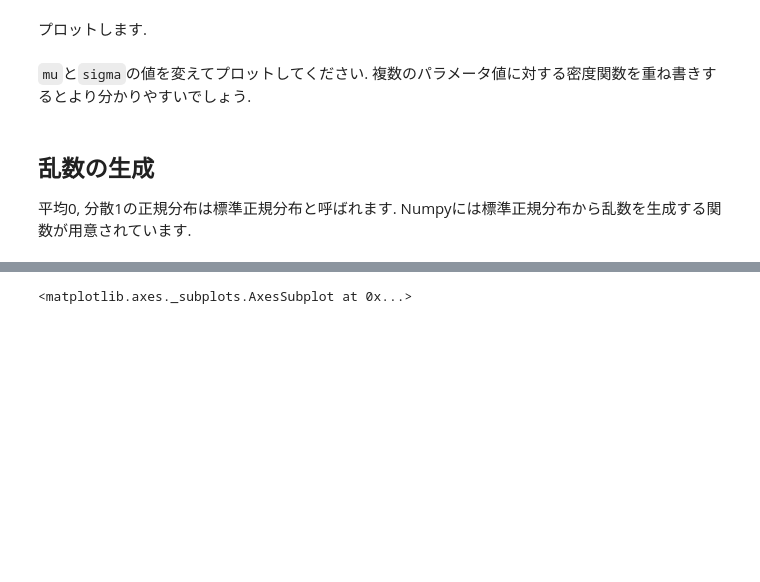
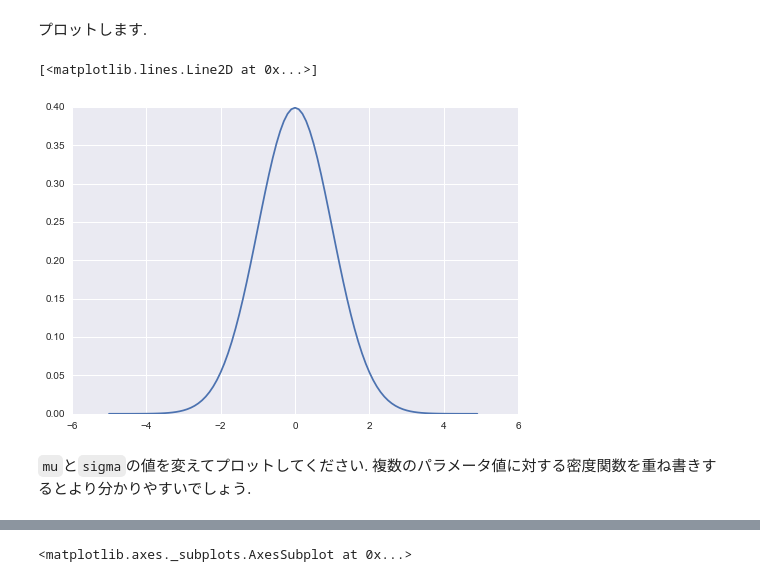
Before and after one commit to taku-y/soleil, a Jupyter notebook: notebook/20160821/excercise3.ipynb, the cells around one changed output, grey strips where cells are left out. Cells and saved outputs as stored; diff of their text form; code cells hidden in the pictures; blank space fills up the shorter version.

```diff
--- a/notebook/20160821/excercise3.ipynb
+++ b/notebook/20160821/excercise3.ipynb
@@ -75,16 +75,16 @@ E\left[f(x)\right]\equiv\int f(x)\cdot p(x)dx
 # %%
 # `uvn`はunivariate normalを意味します. `pdf`はprobability density functionです.
 def uvn_pdf(x, mu=0, sigma=1):
-    # z = np.sqrt(2 * np.pi) * sigma
-    # return np.exp(-(x - mu)**2 / (2 * sigma**2)) / z
+    z = np.sqrt(2 * np.pi) * sigma
+    return np.exp(-(x - mu)**2 / (2 * sigma**2)) / z
 # %% [markdown]
 プロットします.
 # %%
-# x = np.arange(-5, 5, 0.1)
-# p = uvn_pdf(x, mu=0, sigma=1)
-# plt.plot(x, p)
+x = np.arange(-5, 5, 0.1)
+p = uvn_pdf(x, mu=0, sigma=1)
+plt.plot(x, p)
+# %% [output]
+[<matplotlib.lines.Line2D at 0x...>]
+[figure, added]
 # %% [markdown]
 `mu`と`sigma`の値を変えてプロットしてください. 複数のパラメータ値に対する密度関数を重ね書きするとより分かりやすいでしょう.
-# %% [markdown]
-## 乱数の生成
-平均0, 分散1の正規分布は標準正規分布と呼ばれます. Numpyには標準正規分布から乱数を生成する関数が用意されています.
```
Also changed, not shown: parts of 18 cells of this notebook.
